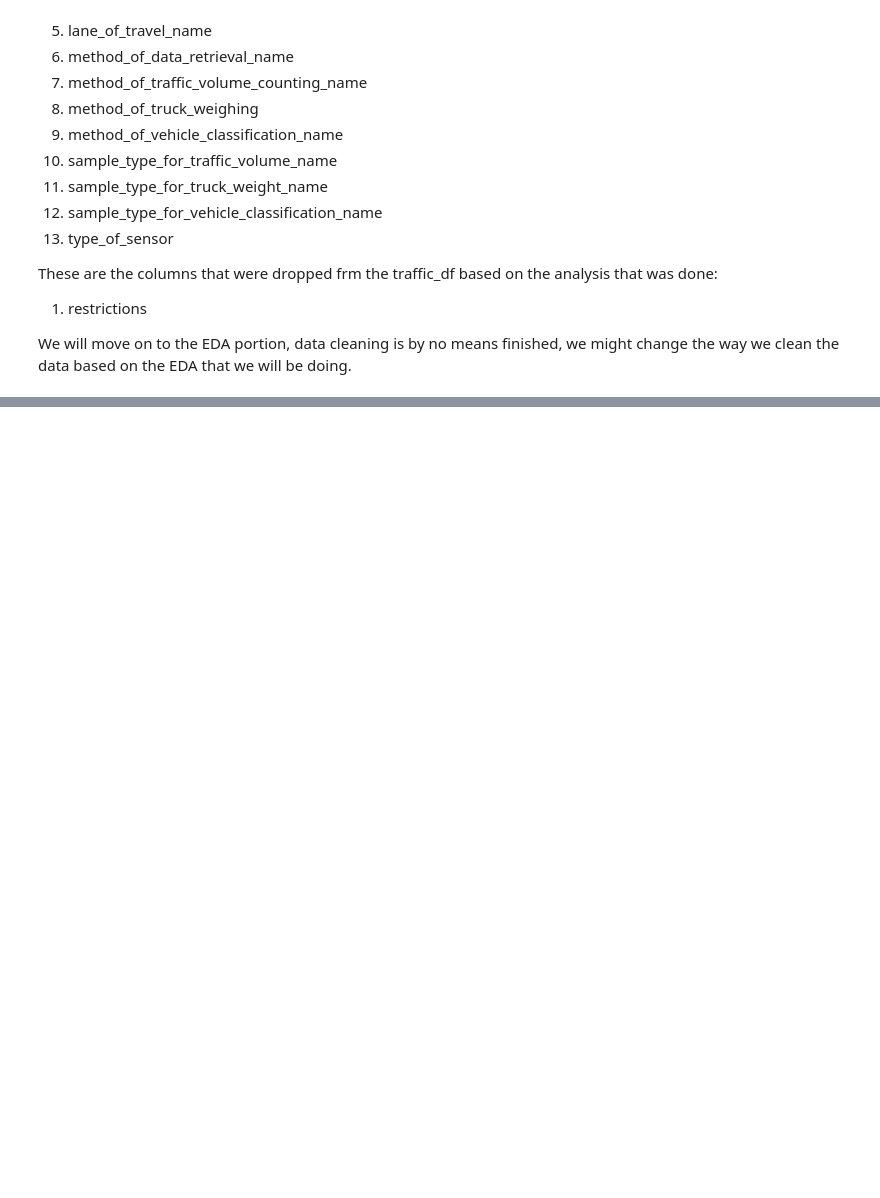
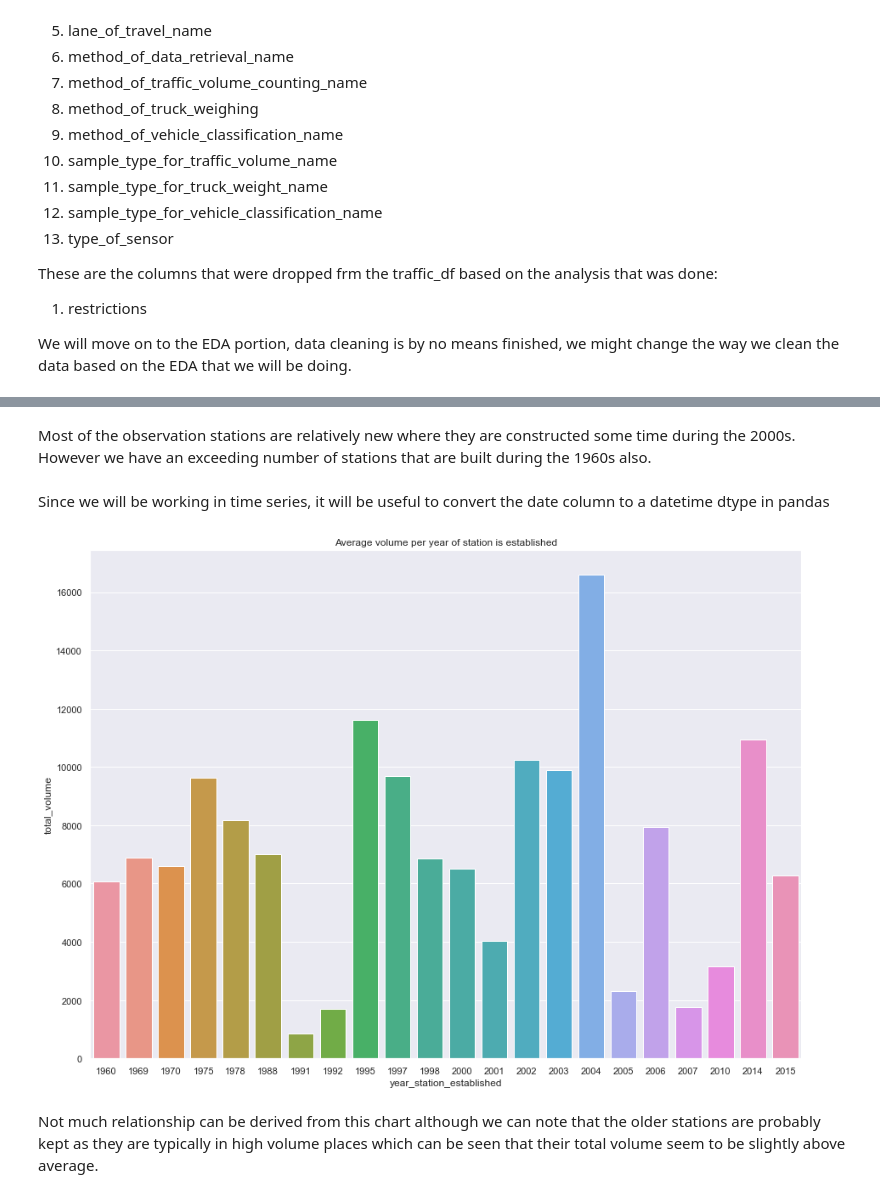
Before and after one commit to Daryl-PSH/us_traffic, a Jupyter notebook: notebooks/Data_Cleaning.ipynb, the cells around one changed output, grey strips where cells are left out. Drawn from its saved outputs; the diff is of its cells as text; code cells hidden in the pictures; blank space fills up the shorter version.

```diff
--- a/notebooks/Data_Cleaning.ipynb
+++ b/notebooks/Data_Cleaning.ipynb
@@ -701,0 +787,5 @@ We will move on to the EDA portion, data cleaning is by no means finished, we mi
+# %%
+combined_df = traffic_df.merge(station_df,
+                               on=["station_id", "direction_of_travel_name",
+                                   "functional_classification_name", "lane_of_travel",
+                                   "year_of_data"])
@@ -701,0 +808,2 @@ We will move on to the EDA portion, data cleaning is by no means finished, we mi
+# %%
+combined_df = create_max_volume_column(combined_df)
@@ -701,0 +837,17 @@ We will move on to the EDA portion, data cleaning is by no means finished, we mi
+# %% [markdown]
+Most of the observation stations are relatively new where they are constructed some time during the 2000s. However we have an exceeding number of stations that are built during the 1960s also.
+# %% [markdown]
+Since we will be working in time series, it will be useful to convert the date column to a datetime dtype in pandas
+# %%
+combined_df["date"] = pd.to_datetime(combined_df["date"])
+# %%
+plot_dims = (15, 11)
+fig, ax= plt.subplots(figsize=plot_dims)
+plt.title("Average volume per year of station is established")
+sns.barplot(x=combined_df.groupby("year_station_established").mean().index, y="total_volume",
+        data=combined_df.groupby("year_station_established").mean())
+plt.show()
+# %% [output]
+[figure, added]
+# %% [markdown]
+Not much relationship can be derived from this chart although we can note that the older stations are probably kept as they are typically in high volume places which can be seen that their total volume seem to be slightly above average.
```
Also changed, not shown: parts of 96 cells of this notebook.
